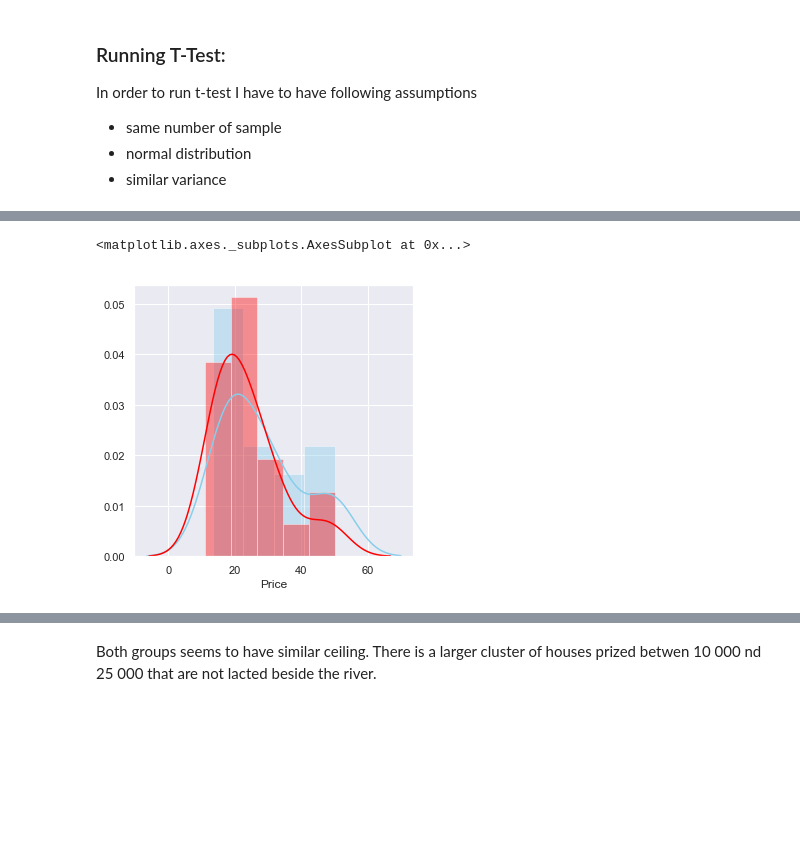
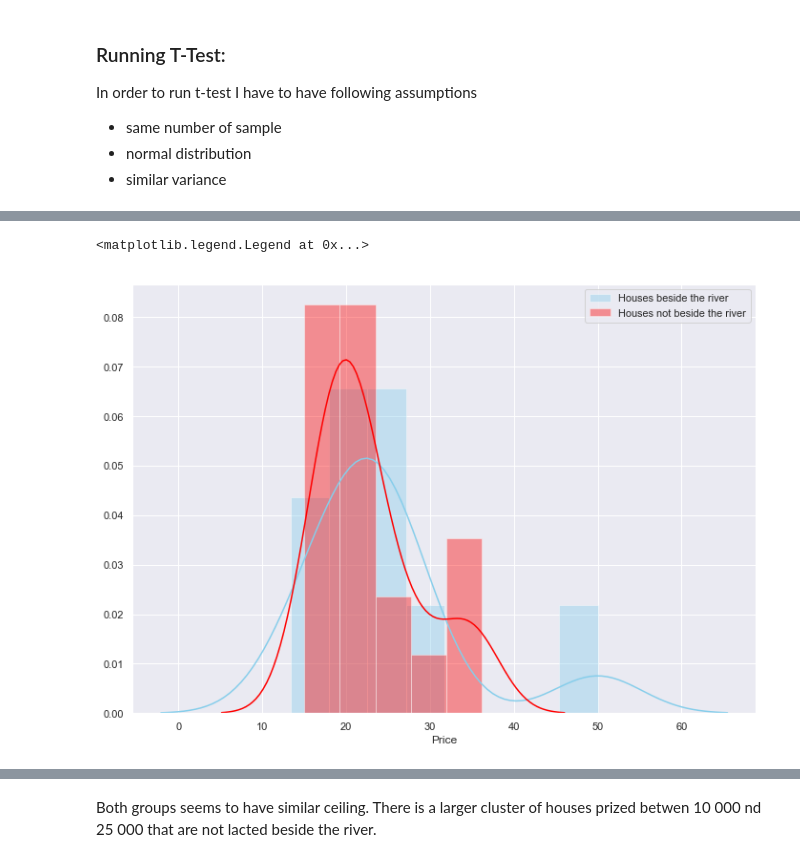
Before and after one commit to MartynaMisk/MachineLearnStat_Assessment, a Jupyter notebook: Project-HousePricing.ipynb, the cells around one changed output, grey strips where cells are left out. Cells and saved outputs as stored; diff of their text form; code cells hidden in the pictures; blank space fills up the shorter version.

```diff
--- a/Project-HousePricing.ipynb
+++ b/Project-HousePricing.ipynb
@@ -357,6 +355,6 @@ river = ttdata[ttdata["CHAS"] == 1]["Price"] #all the median house prices beside
 noriver = ttdata[ttdata["CHAS"] == 0]["Price"] #all the median house prices that are not located beside the river
 # %%
 #creating sample values for both categories. I will taek 20 samples from each:
-x = river.sample(n = 20)
-z = noriver.sample(n = 20)
-#as i am taking random samples the values will differ everytime the notebook is ran but shouldnt have much varaition
+x = river.head(n = 20)
+z = noriver.head(n = 20)
+#I am taking the first 20 values from both columns
@@ -363,10 +382,11 @@ z = noriver.sample(n = 20)
 # %%
 #checking the distribution and variance
-sns.distplot(x, color="skyblue", label="Sepal Length")
-sns.distplot(z, color="red", label="Sepal Width")
+sns.distplot(x, color="skyblue", label="Houses beside the river")
+sns.distplot(z, color="red", label="Houses not beside the river")
+plt.legend()
 # %% [output]
-<matplotlib.axes._subplots.AxesSubplot at 0x...>
+<matplotlib.legend.Legend at 0x...>
-[figure, old version]
+[figure, new version]
 # %% [markdown]
 To calculate t-value:
 $$ difference between group of means
```
Also changed, not shown: parts of 23 cells of this notebook, 1 other file.
